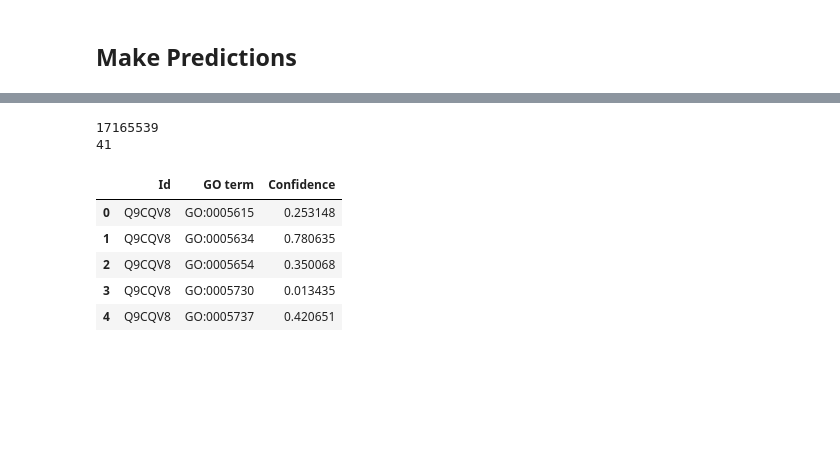
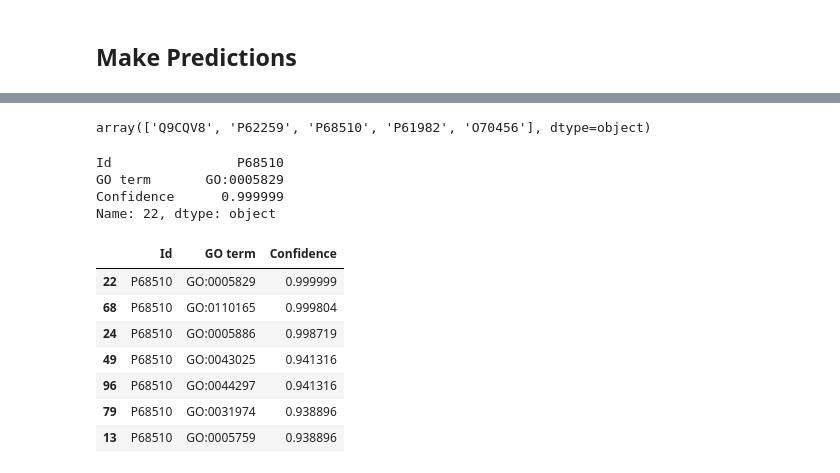
Before and after one commit to oshbocker/CAFA, a Jupyter notebook: CAFA_baseline.ipynb, the cells around one changed output, grey strips where cells are left out. Saved outputs shown, nothing was run; the diff lists cells and outputs as text; code cells hidden in the pictures; blank space fills up the shorter version.

```diff
--- a/CAFA_baseline.ipynb
+++ b/CAFA_baseline.ipynb
@@ -911,15 +918,4 @@ additional_labels = pd.DataFrame({'Id': id_list, 'GO term': go_term_list, 'Confi
-# %%
-submission_df = pd.concat([submission_df, additional_labels]).drop_duplicates()
-# %%
-print(len(submission_df))
-print(len(submission_df["GO term"].unique()))
-submission_df.head()
-# %% [output]
-17165539
-41
-|  | Id | GO term | Confidence |
-| 0 | Q9CQV8 | GO:0005615 | 0.253148 |
-| 1 | Q9CQV8 | GO:0005634 | 0.780635 |
-| 2 | Q9CQV8 | GO:0005654 | 0.350068 |
-| 3 | Q9CQV8 | GO:0005730 | 0.013435 |
-| 4 | Q9CQV8 | GO:0005737 | 0.420651 |
+# %%
+submission_df['Id'].unique()[:5]
+# %% [output]
+array(['Q9CQV8', 'P62259', 'P68510', 'P61982', 'O70456'], dtype=object)
@@ -925,0 +925,18 @@ submission_df.head()
+# %%
+subset_df.loc[subset_df['Confidence'].argmax()]
+# %% [output]
+Id                P68510
+GO term       GO:0005829
+Confidence      0.999999
+Name: 22, dtype: object
+# %%
+subset_df.sort_values(['Confidence'], ascending=False).head(7)
+# %% [output]
+|  | Id | GO term | Confidence |
+| 22 | P68510 | GO:0005829 | 0.999999 |
+| 68 | P68510 | GO:0110165 | 0.999804 |
+| 24 | P68510 | GO:0005886 | 0.998719 |
+| 49 | P68510 | GO:0043025 | 0.941316 |
+| 96 | P68510 | GO:0044297 | 0.941316 |
+| 79 | P68510 | GO:0031974 | 0.938896 |
+| 13 | P68510 | GO:0005759 | 0.938896 |
```
Also changed, not shown: parts of 21 cells of this notebook.
